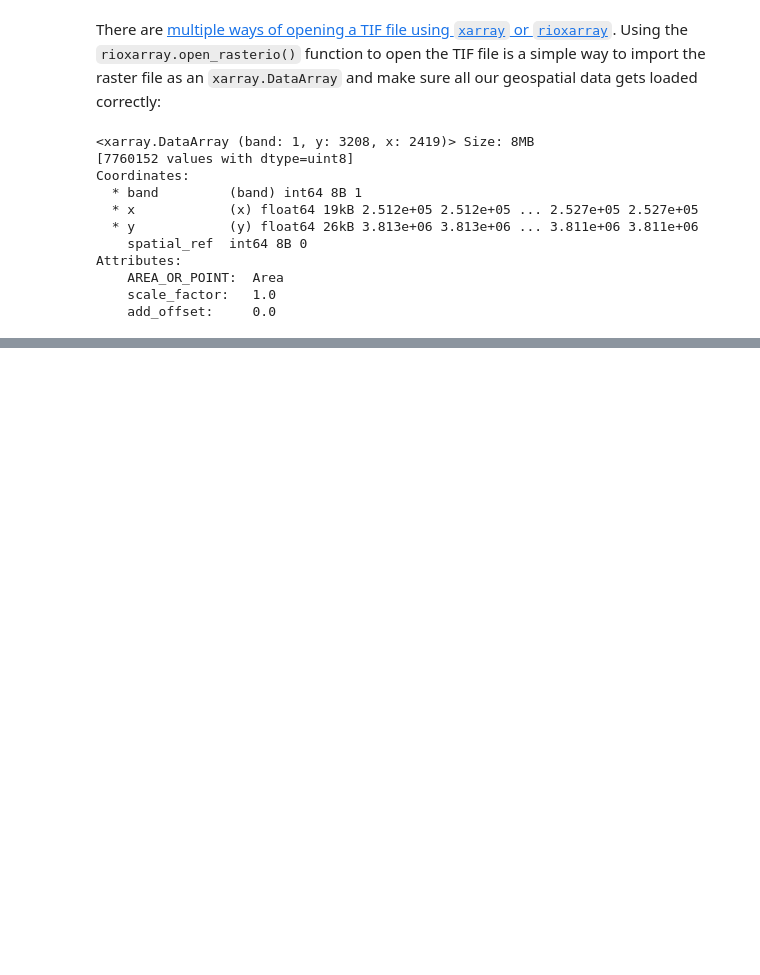
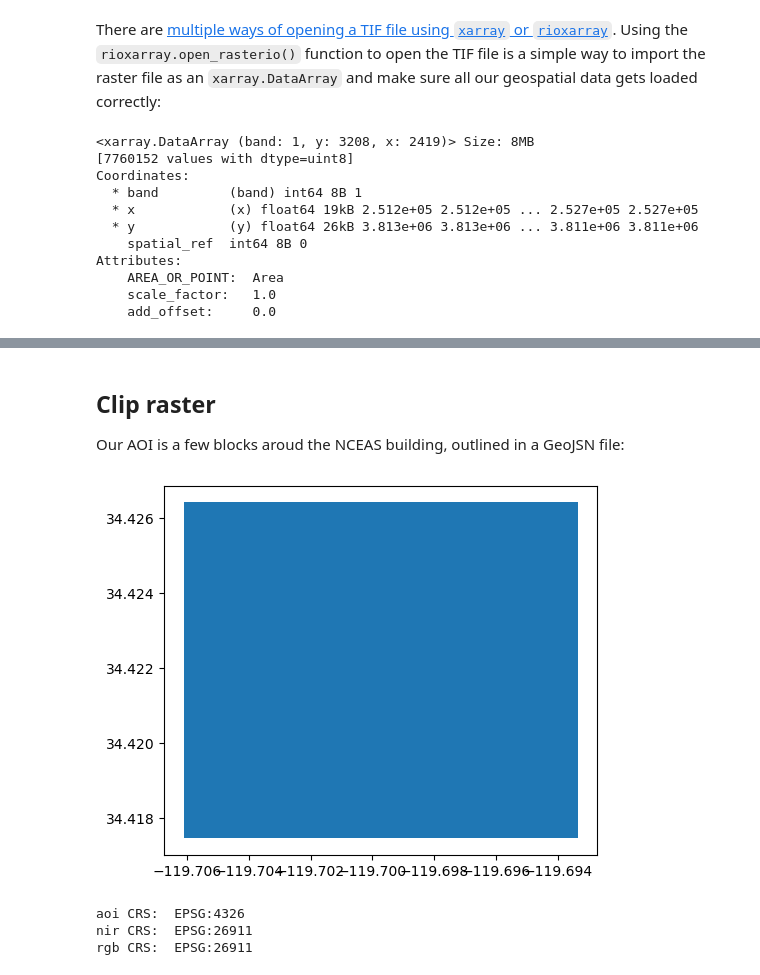
Before and after one commit to karolinasienko/eds220-in-class, a Jupyter notebook: week8/week-8-rioxarray-STUDENTS.ipynb, the cells around one changed output, grey strips where cells are left out. Drawn from its saved outputs; the diff is of its cells as text; code cells hidden in the pictures; blank space fills up the shorter version.

```diff
--- a/week8/week-8-rioxarray-STUDENTS.ipynb
+++ b/week8/week-8-rioxarray-STUDENTS.ipynb
@@ -50,0 +148,20 @@ root
+# %% [markdown]
+## Clip raster
+
+Our AOI is a few blocks aroud the NCEAS building, outlined in a GeoJSN file:
+# %%
+# Import NIR TIF file
+fp = os.path.join('..', 'data', 'SB_aoi.geojson')
+aoi = gpd.read_file(fp)
+aoi.plot();
+# %% [output]
+[figure, added]
+# %%
+# Examine the CRSs
+print('aoi CRS: ', aoi.crs)
+print('nir CRS: ', nir.rio.crs)
+print('rgb CRS: ', rgb.rio.crs)
+# %% [output]
+aoi CRS:  EPSG:4326
+nir CRS:  EPSG:26911
+rgb CRS:  EPSG:26911
```
Also changed, not shown: parts of 23 cells of this notebook.
